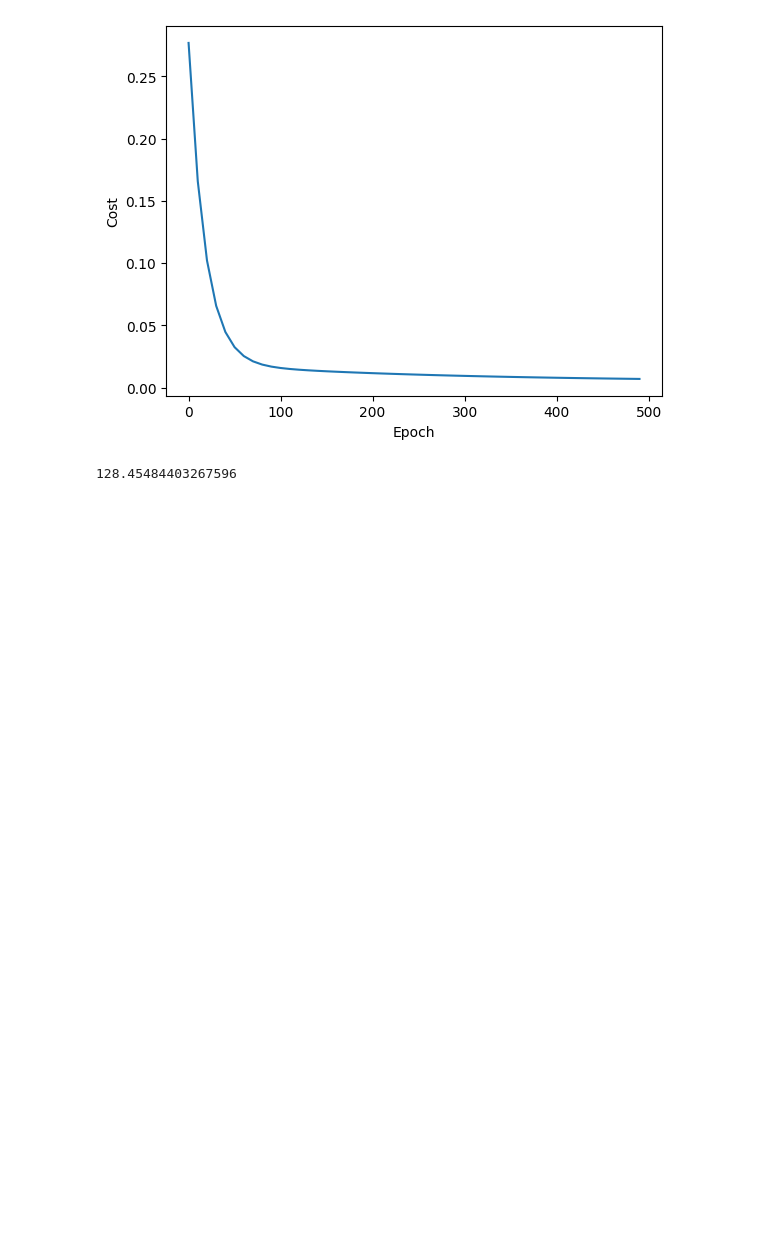
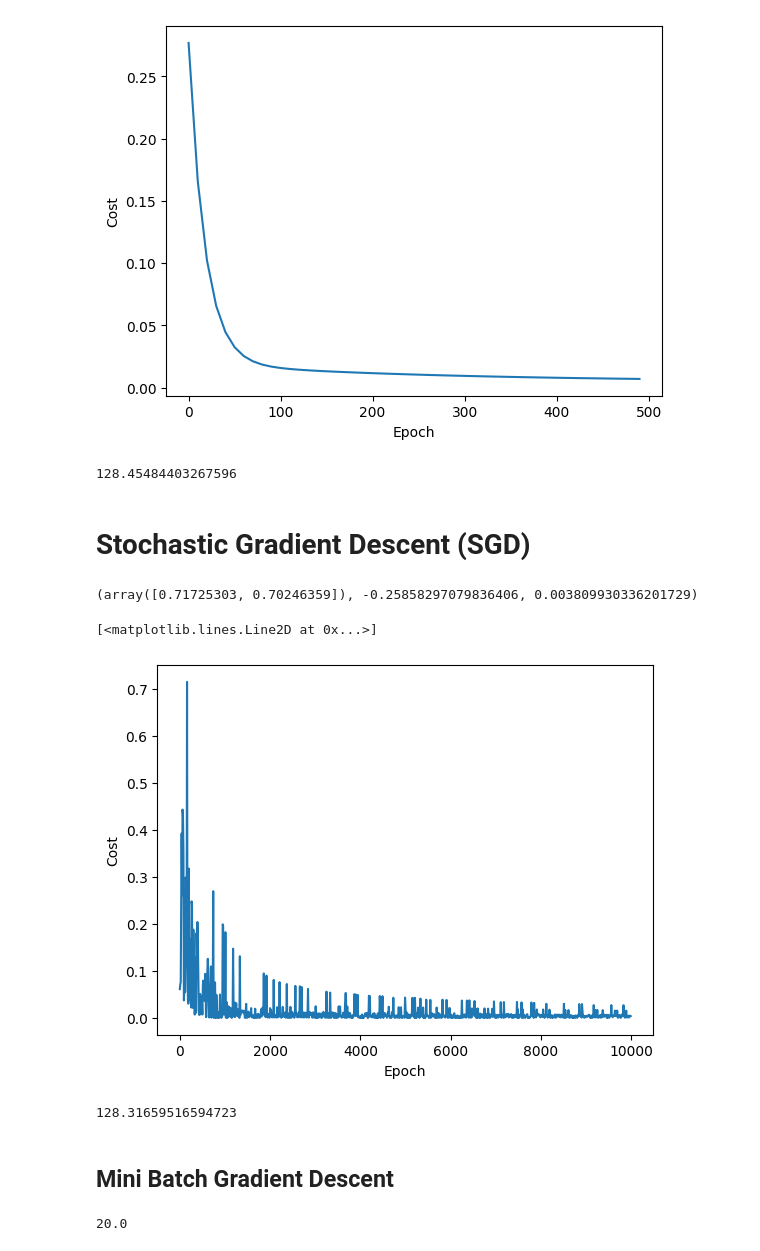
Before and after one commit to kevinmanjiladev/Deep-Learning-Projects, a Jupyter notebook: codebasics/types_of_gradient_descent.ipynb, the cells around one changed output. Saved outputs shown, nothing was run; the diff lists cells and outputs as text; code cells hidden in the pictures; blank space fills up the shorter version.

```diff
--- a/codebasics/types_of_gradient_descent.ipynb
+++ b/codebasics/types_of_gradient_descent.ipynb
@@ -147,3 +150,63 @@ def predict(area,bedroom,w,b):
 predict(2600,4,w,b)
 # %% [output]
 128.45484403267596
+# %% [markdown]
+Stochastic Gradient Descent (SGD)
+===
+# %%
+def stochastic_batch_gradient(x,y_true,epochs,learning_rate=0.01):
+    import random
+    number_of_features=x.shape[1]
+
+    w_sgd=np.ones(shape=(number_of_features))
+    b_sgd=0
+    total_samples=x.shape[0]
+
+    cost_list_stochastic=[]
+    epoch_list_stochastic=[]
+
+    for i in range(epochs):
+        random_index=np.random.randint(0,total_samples-1)
+        x_sample=x[random_index]
+        y_sample=y_true[random_index]
+
+
+        y_predicted=np.dot(w_sgd,x_sample.T)+b_sgd
+
+        w_grad=-(2/total_samples)*(x_sample.T.dot(y_sample-y_predicted))
+        b_grad=-(2/total_samples)*(y_sample-y_predicted)
+
+
+        w_sgd=w_sgd-learning_rate*w_grad
+        b_sgd=b_sgd-learning_rate*b_grad
+
+        cost=np.square(y_sample-y_predicted)
+
+        if i %10==0:
+            cost_list_stochastic.append(cost)
+            epoch_list_stochastic.append(i)
+
+    return w_sgd,b_sgd,cost,cost_list_stochastic,epoch_list_stochastic
+
+w_sgd,b_sgd,cost,cost_list_stochastic,epoch_list_stochastic=stochastic_batch_gradient(x_scaled,y_scaled.reshape(y_scaled.shape[0],),10000)
+w_sgd,b_sgd,cost
+# %% [output]
+(array([0.71725303, 0.70246359]), -0.25858297079836406, 0.003809930336201729)
+# %%
+plt.xlabel("Epoch")
+plt.ylabel("Cost")
+plt.plot(epoch_list_stochastic,cost_list_stochastic)
+# %% [output]
+[<matplotlib.lines.Line2D at 0x...>]
+[figure, added]
+# %%
+predict(2600,4,w_sgd,b_sgd)
+# %% [output]
+128.31659516594723
+# %% [markdown]
+Mini Batch Gradient Descent
+---
+# %%
+100/5
+# %% [output]
+20.0
```
Also changed, not shown: parts of 4 cells of this notebook.
